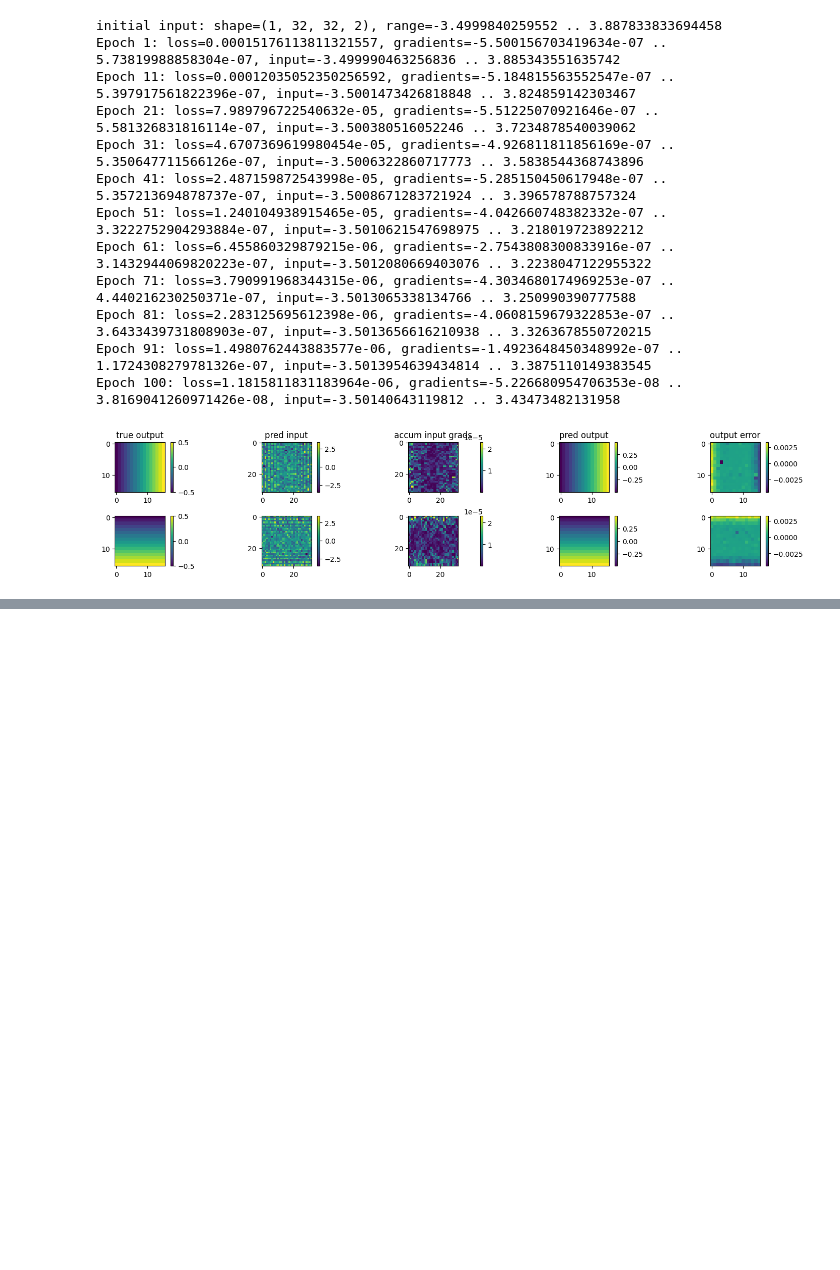
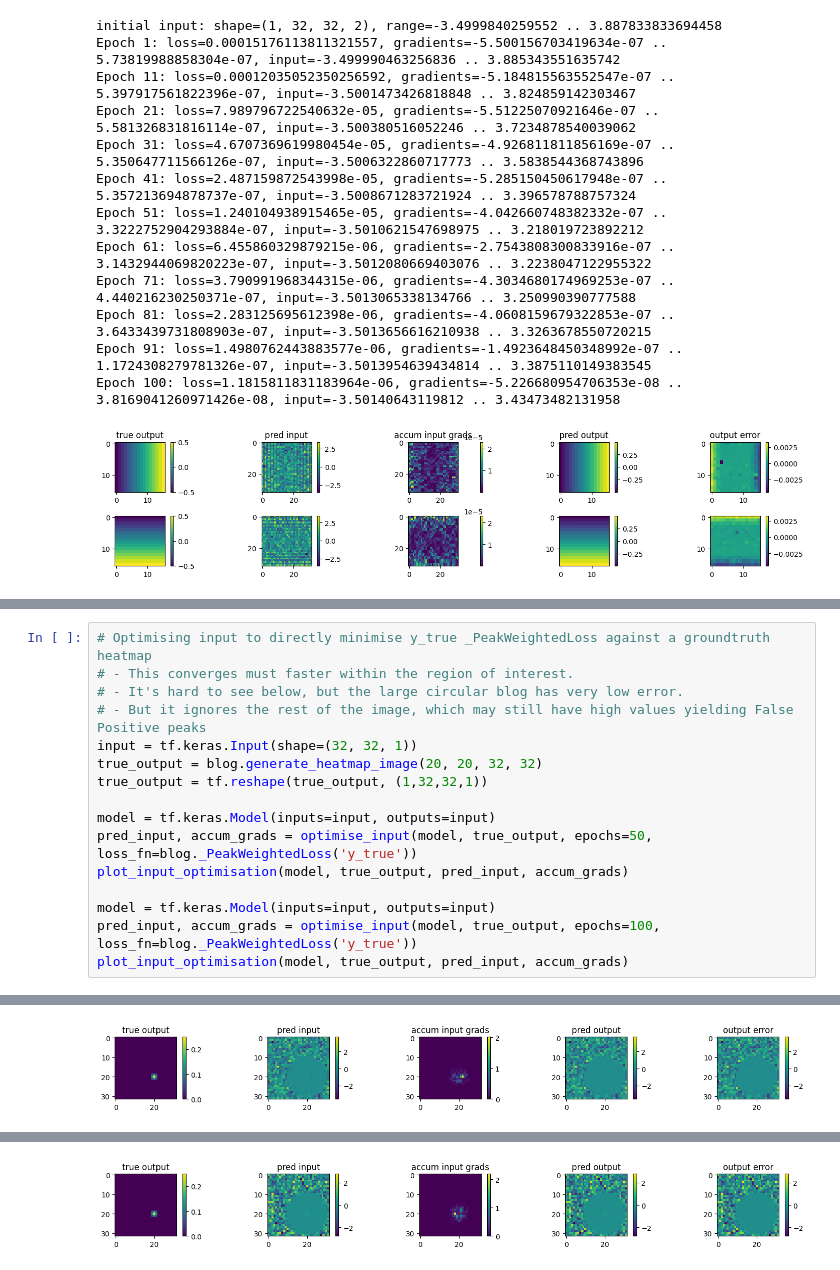
Before and after one commit to malcolmlett/robovac, a Jupyter notebook: doc/blog-202506/custom_layers_and_losses.ipynb, the cells around one changed output, grey strips where cells are left out. Saved outputs shown, nothing was run; the diff lists cells and outputs as text; blank space fills up the shorter version.

```diff
--- a/doc/blog-202506/custom_layers_and_losses.ipynb
+++ b/doc/blog-202506/custom_layers_and_losses.ipynb
@@ -713,0 +792,17 @@ Epoch 100: loss=1.1815811831183964e-06, gradients=-5.226680954706353e-08 .. 3.81
+# %%
+# Optimising input to directly minimise y_true _PeakWeightedLoss against a groundtruth heatmap
+# - This converges must faster within the region of interest.
+# - It's hard to see below, but the large circular blog has very low error.
+# - But it ignores the rest of the image, which may still have high values yielding False Positive peaks
+input = tf.keras.Input(shape=(32, 32, 1))
+true_output = blog.generate_heatmap_image(20, 20, 32, 32)
+true_output = tf.reshape(true_output, (1,32,32,1))
+
+model = tf.keras.Model(inputs=input, outputs=input)
+pred_input, accum_grads = optimise_input(model, true_output, epochs=50, loss_fn=blog._PeakWeightedLoss('y_true'))
+plot_input_optimisation(model, true_output, pred_input, accum_grads)
+
+model = tf.keras.Model(inputs=input, outputs=input)
+pred_input, accum_grads = optimise_input(model, true_output, epochs=100, loss_fn=blog._PeakWeightedLoss('y_true'))
+plot_input_optimisation(model, true_output, pred_input, accum_grads)
+# %% [output]
@@ -713,0 +821 @@ Epoch 100: loss=1.1815811831183964e-06, gradients=-5.226680954706353e-08 .. 3.81
+[figure, added]
@@ -713,0 +834 @@ Epoch 100: loss=1.1815811831183964e-06, gradients=-5.226680954706353e-08 .. 3.81
+[figure, added]
```
Also changed, not shown: parts of 16 cells of this notebook.
